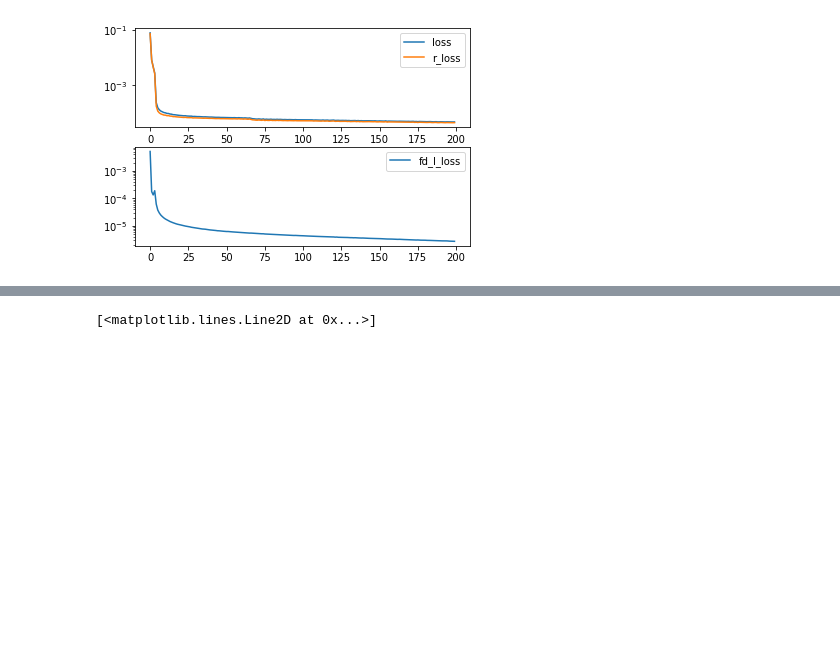
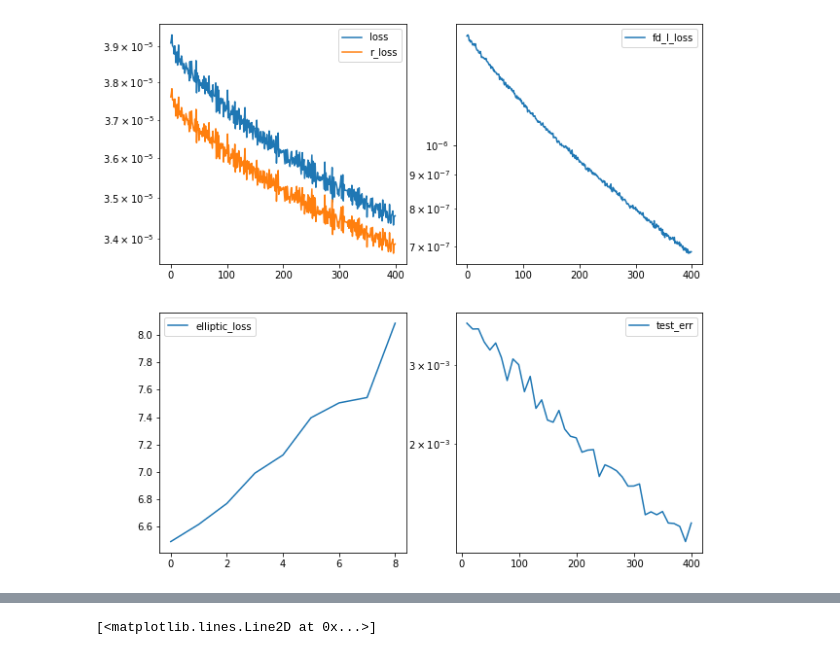
Before and after one commit to jh6220/SINNs-for-boundary-observtion-problems, a Jupyter notebook: NeuraLinearModelNonUniformGrid.ipynb, the cells around one changed output, grey strips where cells are left out. Cells and saved outputs as stored; diff of their text form; code cells hidden in the pictures; blank space fills up the shorter version.

Commit message:
Evaluating test data during training

```diff
--- a/NeuraLinearModelNonUniformGrid.ipynb
+++ b/NeuraLinearModelNonUniformGrid.ipynb
@@ -70,0 +362,2 @@ encoderB.input_shape
+# %%
+err, T_recon, latent, latent_r,T_recon_l = EvalBatch(T_test,B_test,mesh,encoder,encoderB,decoder,P,n_input,overlap,showProgress=False)
@@ -677,14 +981,26 @@ Save()
 # %%
-plt.subplot(2,1,1)
-plt.plot(history[:,:2])
+plt.figure(figsize=(10,10))
+
+plt.subplot(2,2,1)
+plt.plot(history['loss'])
+plt.plot(history['r_loss'])
 plt.legend(['loss','r_loss'])
 plt.gca().set_yscale('log')
 
-plt.subplot(2,1,2)
-plt.plot(history[:,2:3])
+plt.subplot(2,2,2)
+plt.plot(history['fd_l_loss'])
 plt.legend(['fd_l_loss'])
 plt.gca().set_yscale('log')
+
+plt.subplot(2,2,3)
+plt.plot(history['elliptic_loss'])
+plt.legend(['elliptic_loss'])
+
+plt.subplot(2,2,4)
+plt.plot(history['test_epochs'],history['test_err'])
+plt.legend(['test_err'])
+plt.gca().set_yscale('log')
 plt.show()
 # %% [output]
-[figure, old version]
+[figure, new version]
 # %%
```
Also changed, not shown: parts of 9 cells of this notebook.
